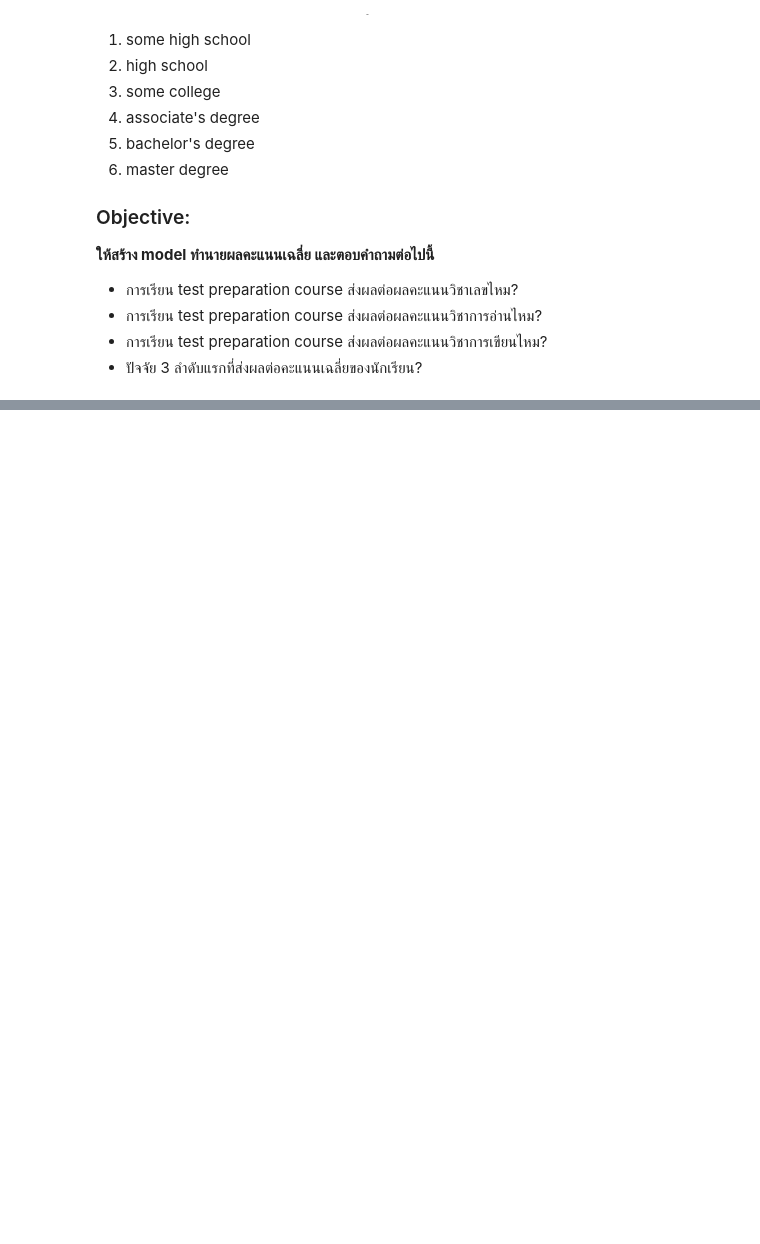
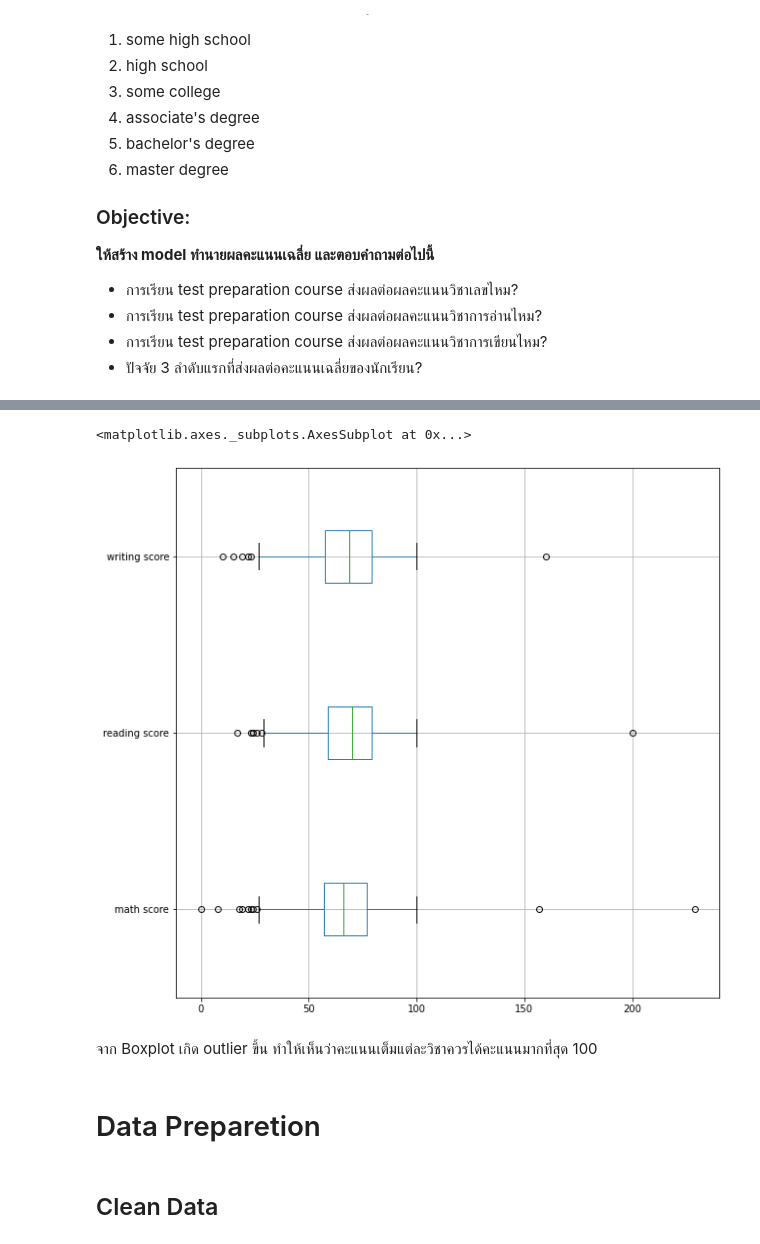
Before and after one commit to SophonWongyai/AI-DL-IT-KMITL, a Jupyter notebook: Python for ML&DS/Mini Project/student_performance.ipynb, the cells around one changed output, grey strips where cells are left out. Drawn from its saved outputs; the diff is of its cells as text; code cells hidden in the pictures; blank space fills up the shorter version.

```diff
--- a/Python for ML&DS/Mini Project/student_performance.ipynb
+++ b/Python for ML&DS/Mini Project/student_performance.ipynb
@@ -35,0 +275,13 @@ parental level of education เรียงจากต่ำไปสูงค
+# %%
+#Check Outliers with Boxplot
+data.boxplot(vert=False, figsize=(10,10))
+# %% [output]
+<matplotlib.axes._subplots.AxesSubplot at 0x...>
+[figure, added]
+# %% [markdown]
+จาก Boxplot เกิด outlier ขึ้น
+ทำให้เห็นว่าคะแนนเต็มแต่ละวิชาควรได้คะแนนมากที่สุด 100
+# %% [markdown]
+# Data Preparetion
+# %% [markdown]
+## Clean Data
```
Also changed, not shown: parts of 223 cells of this notebook, 1 other file.
